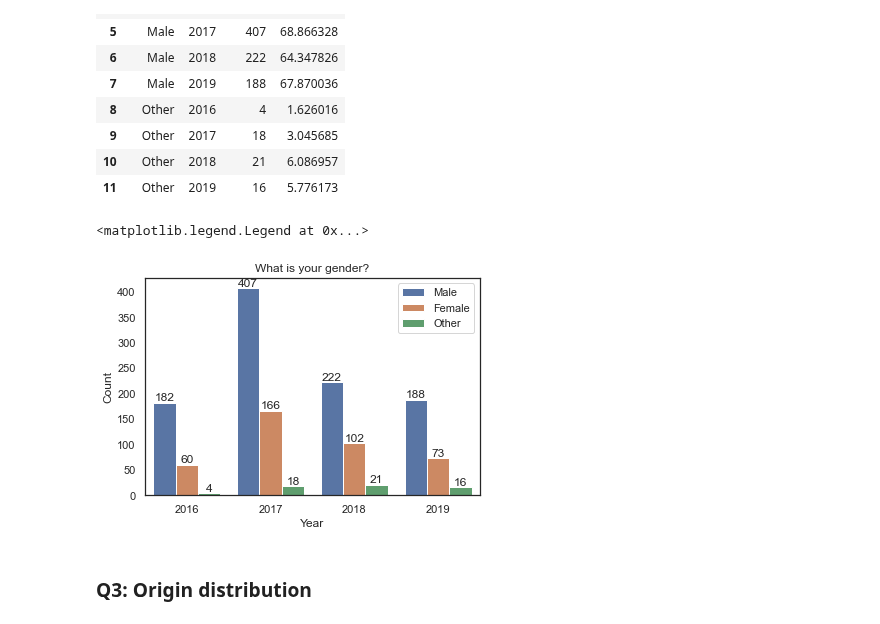
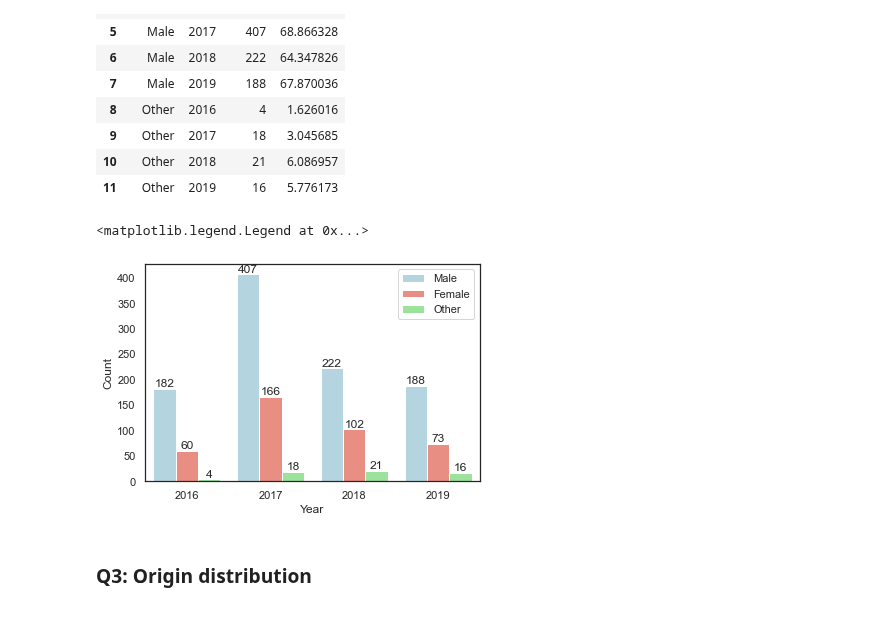
Before and after one commit to Selorikas/mental-health, a Jupyter notebook: mental-health.ipynb, the cells around one changed output. Drawn from its saved outputs; the diff is of its cells as text; code cells hidden in the pictures.

```diff
--- a/mental-health.ipynb
+++ b/mental-health.ipynb
@@ -189,18 +189,18 @@ q2_by_gender_and_year
 | 11 | Other | 2019 | 16 | 5.776173 |
 # %%
 # Gender distribution, visualized
-gender_barplot = sns.barplot(x = 'Year', y = 'Count', hue = 'Gender', data = q2_by_gender_and_year, hue_order=['Male', 'Female', 'Other'])
-gender_barplot.set(title='What is your gender?')
+gender_barplot = sns.barplot(x = 'Year', y = 'Count', hue = 'Gender', data = q2_by_gender_and_year, \
+    hue_order=['Male', 'Female', 'Other'], palette=['lightblue', 'salmon', 'lightgreen'])
 
 # add labels to bars
 for container in gender_barplot.containers:
     gender_barplot.bar_label(container)
 
 # move hue box (to remove hue text)
 gender_barplot.legend(bbox_to_anchor= (1,1))
 # %% [output]
 <matplotlib.legend.Legend at 0x...>
-[figure, old version]
+[figure, new version]
 # %% [markdown]
 ### Q3: Origin distribution
 # %%
```
Also changed, not shown: parts of 8 cells of this notebook.
